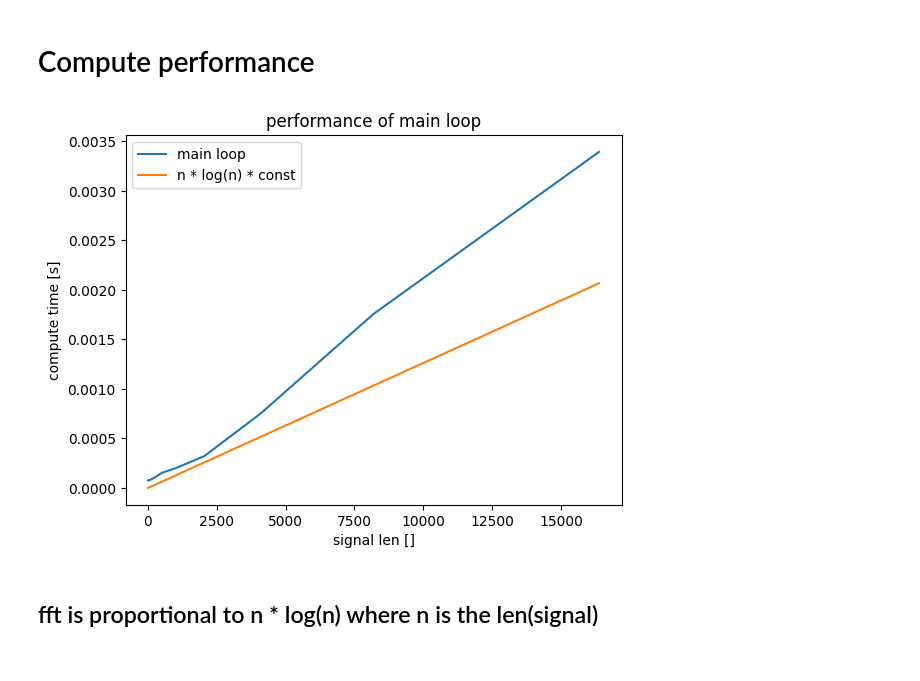
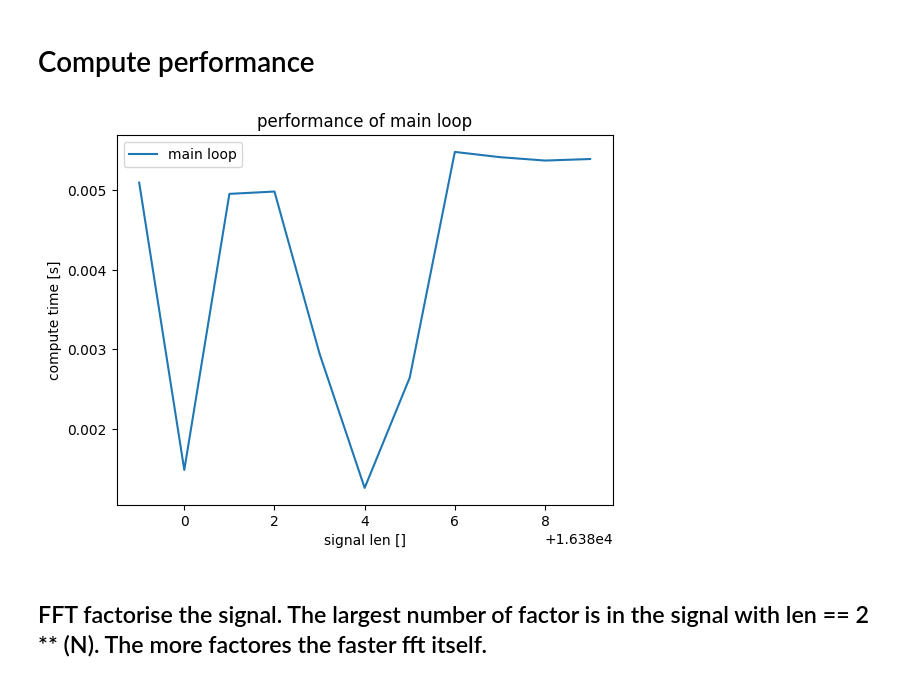
Before and after one commit to Slavoch/phdCourses, a Jupyter notebook: HPPL2023/HW1/task4.ipynb, the cells around one changed output. Drawn from its saved outputs; the diff is of its cells as text; code cells hidden in the pictures.

```diff
--- a/HPPL2023/HW1/task4.ipynb
+++ b/HPPL2023/HW1/task4.ipynb
@@ -150,24 +150,24 @@ plt.show()
 import time as timer
 
 performance_list = []
-max_itter = 1000
-n_list = 2 ** np.arange(2, 15)
+max_itter = 100
+n_list = 2 ** 14 + np.arange(-5, 6)
 for n in n_list:
     time, signal = generate_signal(n)
     start_time = timer.perf_counter()
-
     for i in range(max_itter):
         loop(signal, time, 10)
+        # fft.fft(signal)
     performance_list.append((timer.perf_counter() - start_time) / max_itter)
 # %%
 plt.plot(n_list, performance_list, label="main loop")
-plt.plot(n_list, n_list * np.log(n) * 1e-8 * 1.3, label="n * log(n) * const")
+# plt.plot(n_list, n_list * np.log(n) * 1e-8 * 1.3, label="n * log(n) * const")
 plt.legend()
 plt.title("performance of main loop")
 plt.ylabel("compute time [s]")
 plt.xlabel("signal len []")
 plt.show()
 # %% [output]
-[figure, old version]
+[figure, new version]
-# %% [markdown]
-## fft is proportional to n * log(n) where n is the len(signal)
+# %% [markdown]
+## FFT factorise the signal. The largest number of factor is in the signal with len == 2 ** (N). The more factores the faster fft itself.
```
Also changed, not shown: parts of 3 cells of this notebook.
